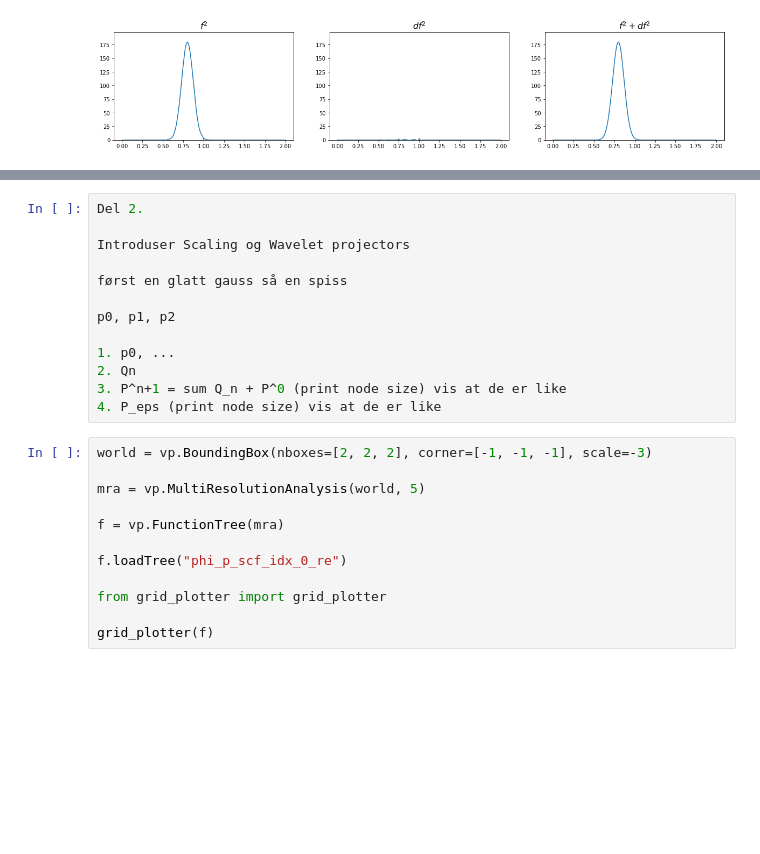
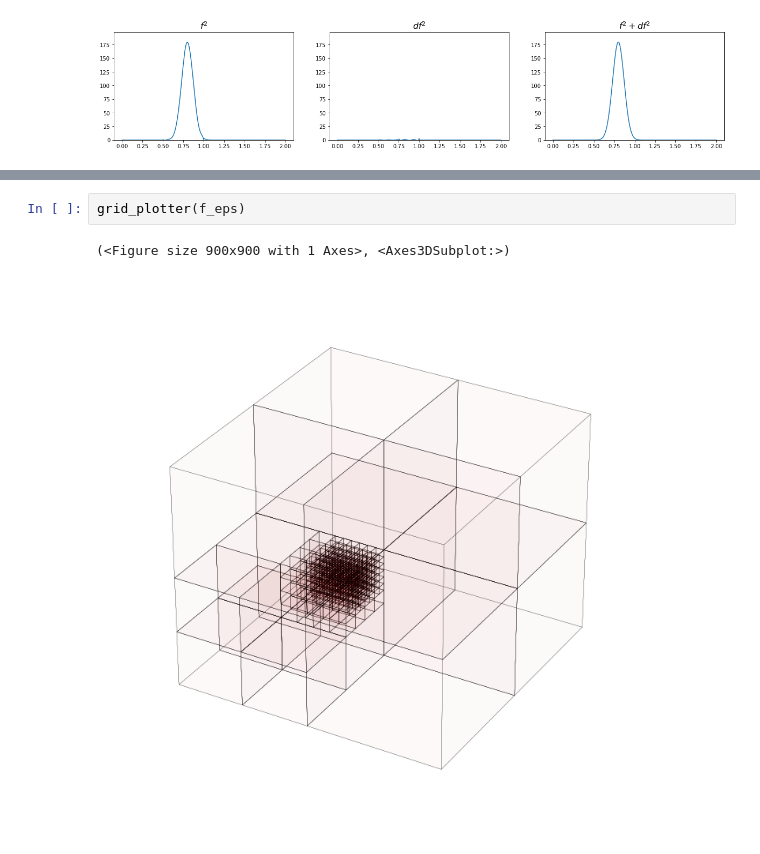
Before and after one commit to bjorgve/hylleraas_school, a Jupyter notebook: HylleraasSchool.ipynb, the cells around one changed output, grey strips where cells are left out. Cells and saved outputs as stored; diff of their text form; blank space fills up the shorter version.

```diff
--- a/HylleraasSchool.ipynb
+++ b/HylleraasSchool.ipynb
@@ -263,28 +269,8 @@ grid_plotter(f2)
 # %% [output]
 (<Figure size 900x900 with 1 Axes>, <Axes3DSubplot:>)
 [figure]
-# %%
-Del 2.
-
-Introduser Scaling og Wavelet projectors
-
-først en glatt gauss så en spiss
-
-p0, p1, p2
-
-1. p0, ...
-2. Qn
-3. P^n+1 = sum Q_n + P^0 (print node size) vis at de er like
-4. P_eps (print node size) vis at de er like
-# %%
-world = vp.BoundingBox(nboxes=[2, 2, 2], corner=[-1, -1, -1], scale=-3)
-
-mra = vp.MultiResolutionAnalysis(world, 5)
-
-f = vp.FunctionTree(mra)
-
-f.loadTree("phi_p_scf_idx_0_re")
-
-from grid_plotter import grid_plotter
-
-grid_plotter(f)
+# %%
+grid_plotter(f_eps)
+# %% [output]
+(<Figure size 900x900 with 1 Axes>, <Axes3DSubplot:>)
+[figure, added]
```
Also changed, not shown: parts of 11 cells of this notebook.
